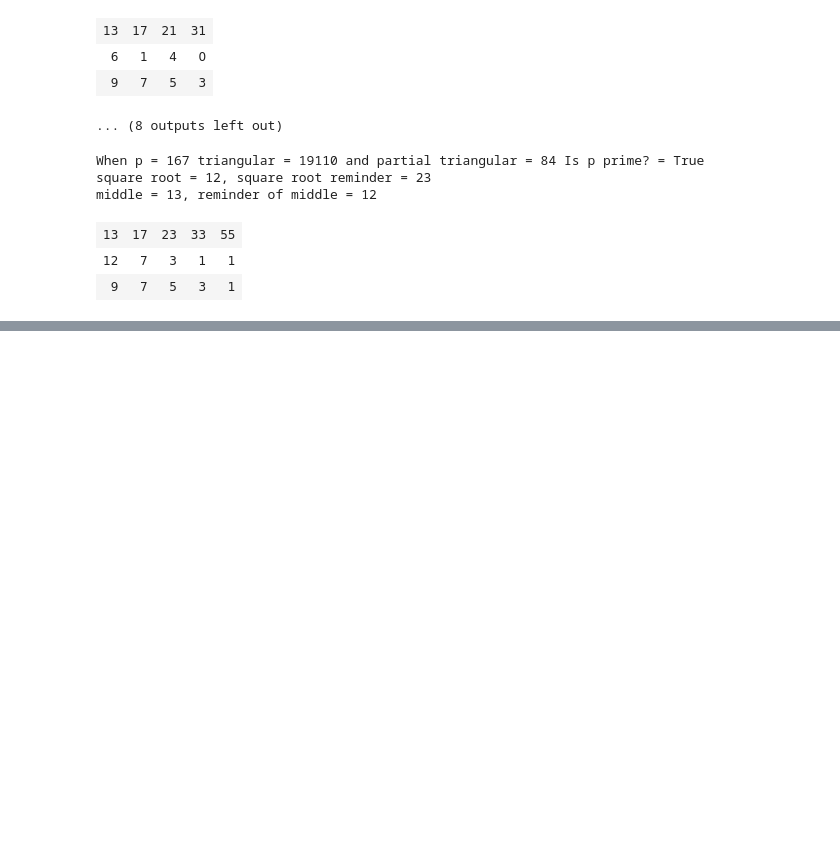
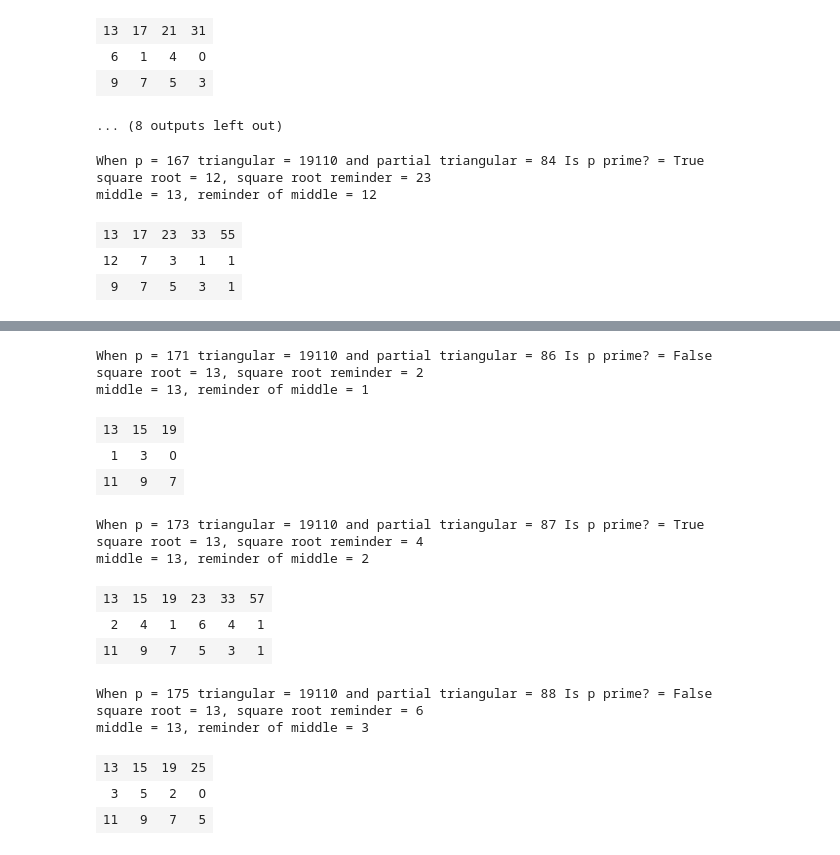
Before and after one commit to PandaLz/PrimeRT-Lz, a Jupyter notebook: index.ipynb, the cells around one changed output, grey strips where cells are left out. Drawn from its saved outputs; the diff is of its cells as text; code cells hidden in the pictures; blank space fills up the shorter version.

```diff
--- a/index.ipynb
+++ b/index.ipynb
@@ -681,0 +686,80 @@ middle = 13, reminder of middle = 12
+# %%
+for p in range(171, 186, 2):
+    partialt = partial_triangular(p)
+    #temporal variable to generate the secuence value
+    partialt_temp = partialt - 1
+    square_root = int(sqrt(p))
+    sqroot_rem = p - square_root ** 2
+    middle = square_root
+
+    if sqroot_rem == 0:
+        middle_rem = 0
+    else:
+        middle_rem = int(sqroot_rem / 2)
+
+    #variable that will hold the current divisor
+    current = middle - 2
+    #temporal variables to generate new table...
+    top = middle
+    bottom = middle_rem
+    #yet another temporal variable to hold the steps
+    step = 1
+
+
+    sequences = [[],[],[]]
+
+    while current > 0:
+        sequences[0].append(top)
+        sequences[1].append(bottom)
+        sequences[2].append(current)
+
+        if bottom == 0:
+            current = 0
+            break
+
+        step = int((top + bottom) / current)
+        bottom = int((top + bottom) % current)
+        top = top + (step * 2)
+        current = current - 2
+
+    #for x1 in range (3, int(p / 3 + 1), 2):
+    #    sequences[0].append(x1)
+    #   sequences[1].append(partialt_temp - 1)
+    #for x2 in sequences[0]:
+    #    partialt_temp = partialt_temp -1
+    #   sequences[1].append(partialt_temp)
+    #for i in range(len(sequences[0])):
+    #    sequences[2].append(sequences[1][i] % sequences[0][i])
+
+    prime = True
+    if 0 in sequences[1]:
+        prime = False
+
+    print("When p = {} triangular = {} and partial triangular = {} Is p prime? = {}".format(p, t, partialt, prime))
+    print("square root = {}, square root reminder = {}".format(square_root, sqroot_rem))
+    print("middle = {}, reminder of middle = {}".format(middle, middle_rem))
+    display(HTML(
+        '<table><tr>{}</tr></table>'.format(
+            '</tr><tr>'.join(
+                '<td>{}</td>'.format('</td><td>'.join(str(_) for _ in row)) for row in sequences)
+            )
+     ))
+# %% [output]
+When p = 171 triangular = 19110 and partial triangular = 86 Is p prime? = False
+square root = 13, square root reminder = 2
+middle = 13, reminder of middle = 1
+| 13 | 15 | 19 |
+| 1 | 3 | 0 |
+| 11 | 9 | 7 |
+When p = 173 triangular = 19110 and partial triangular = 87 Is p prime? = True
+square root = 13, square root reminder = 4
+middle = 13, reminder of middle = 2
+| 13 | 15 | 19 | 23 | 33 | 57 |
+| 2 | 4 | 1 | 6 | 4 | 1 |
+| 11 | 9 | 7 | 5 | 3 | 1 |
+When p = 175 triangular = 19110 and partial triangular = 88 Is p prime? = False
+square root = 13, square root reminder = 6
+middle = 13, reminder of middle = 3
+| 13 | 15 | 19 | 25 |
+| 3 | 5 | 2 | 0 |
+| 11 | 9 | 7 | 5 |
```
Also changed, not shown: parts of 6 cells of this notebook.
